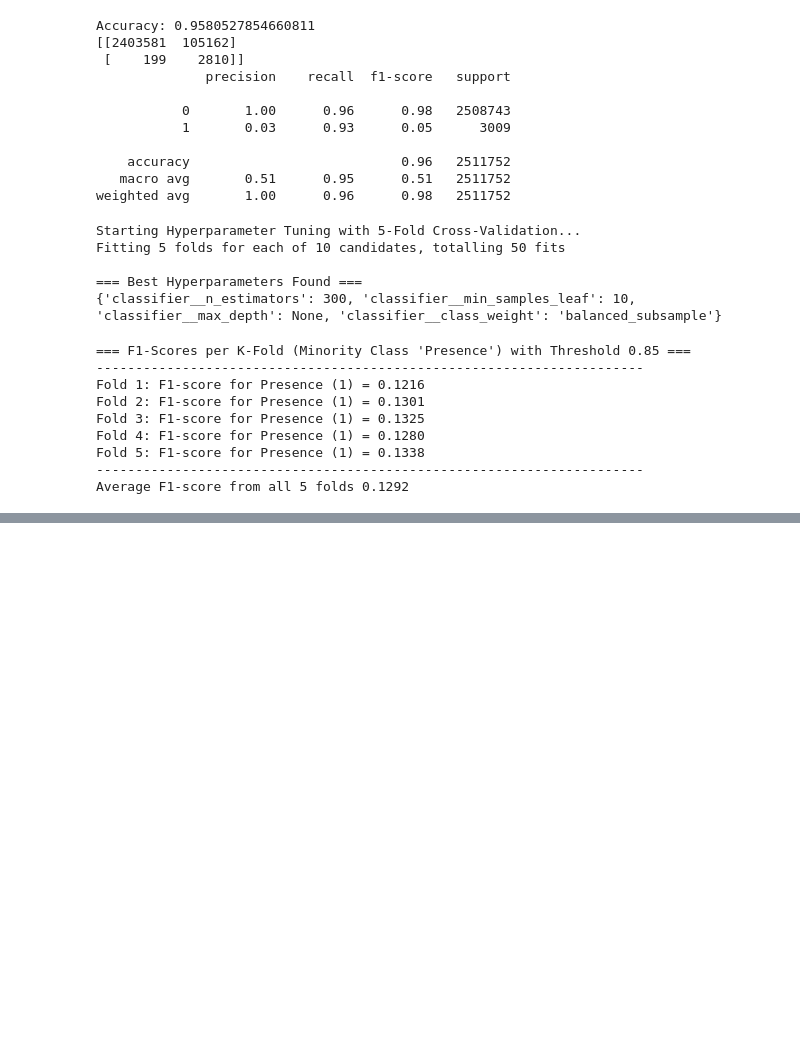
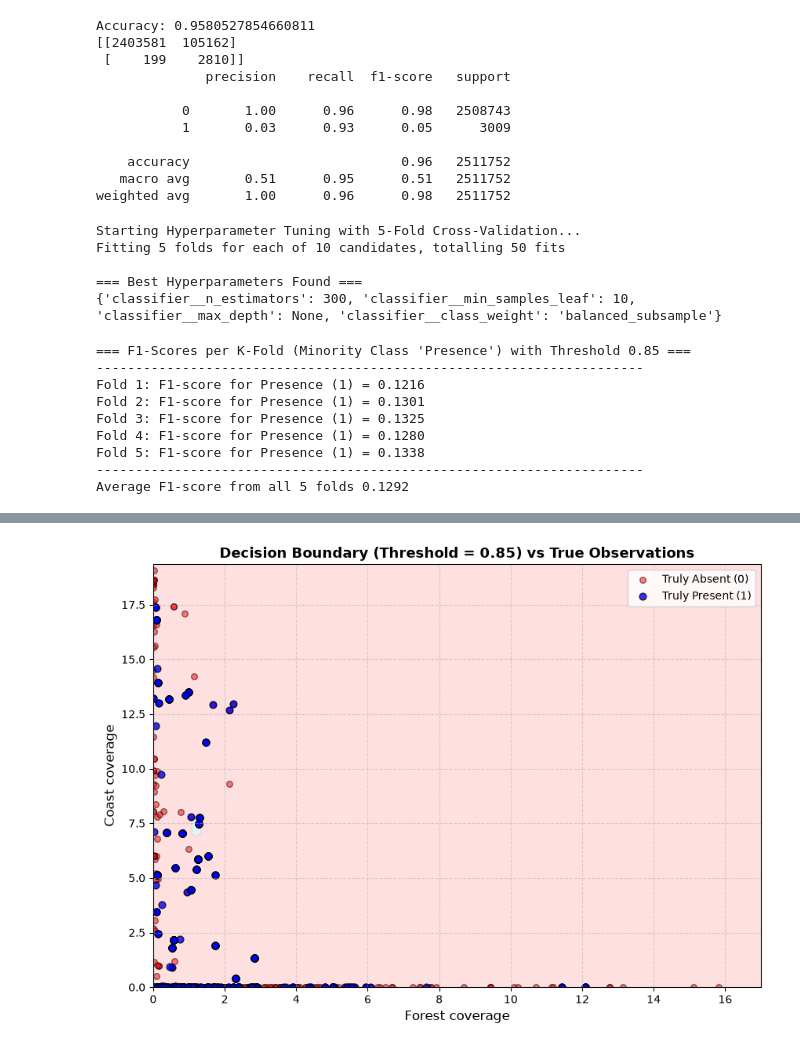
Before and after one commit to Lars399/DSAI-project-, a Jupyter notebook: Main_notebook.ipynb, the cells around one changed output, grey strips where cells are left out. Saved outputs shown, nothing was run; the diff lists cells and outputs as text; code cells hidden in the pictures; blank space fills up the shorter version.

```diff
--- a/Main_notebook.ipynb
+++ b/Main_notebook.ipynb
@@ -566,0 +623,62 @@ Average F1-score from all 5 folds 0.1292
+# %%
+# 2D DECISION BOUNDARY PLOT
+
+# Most important features from the data set
+feature_x = 'forest'
+feature_y = 'coast'
+
+# Create the grid (100x100)
+x_range = np.linspace(merged_df[feature_x].min(), merged_df[feature_x].max(), 100)
+y_range = np.linspace(merged_df[feature_y].min(), merged_df[feature_y].max(), 100)
+X_mesh, Y_mesh = np.meshgrid(x_range, y_range)
+N_points = X_mesh.size
+
+# Calculate the average
+all_features = ['agricultural', 'built', 'coast', 'forest', 'other', 'sand/heather', 'water', 'wetland']
+means = {col: merged_df[col].mean() for col in all_features}
+
+# Creates the grid data
+dummy_dict = {}
+for col in all_features:
+    if col == feature_x:
+        dummy_dict[col] = X_mesh.ravel()
+    elif col == feature_y:
+        dummy_dict[col] = Y_mesh.ravel()
+    else:
+        dummy_dict[col] = np.full(N_points, means[col])
+
+dummy_dict['month'] = np.full(N_points, 6) # Fixing month to June
+
+dummy_df = pd.DataFrame(dummy_dict)[['agricultural', 'built', 'coast', 'forest', 'other', 'sand/heather', 'water', 'wetland', 'month']]
+
+# The probality change
+custom_threshold = 0.85
+y_prob_mesh = best_pipeline.predict_proba(dummy_df)[:, 1]
+Z_mesh = (y_prob_mesh >= custom_threshold).astype(int)
+Z_mesh = Z_mesh.reshape(X_mesh.shape)
+
+# The plod
+plt.figure(figsize=(10, 7))
+
+# Background
+cmap_background = ListedColormap(['#ffcccc', '#ccfeff']) # red (0) and blue (1)
+plt.contourf(X_mesh, Y_mesh, Z_mesh, alpha=0.6, cmap=cmap_background)
+
+# Plot a fair sample of the true data (max 500 points per class)
+sample_presence = merged_df[merged_df['presence'] == 1].sample(n=min(500, sum(merged_df['presence']==1)), random_state=42)
+sample_absence = merged_df[merged_df['presence'] == 0].sample(n=500, random_state=42)
+
+plt.scatter(sample_absence[feature_x], sample_absence[feature_y],
+            c='red', label='Truly Absent (0)', alpha=0.5, edgecolors='k', s=30)
+plt.scatter(sample_presence[feature_x], sample_presence[feature_y],
+            c='blue', label='Truly Present (1)', alpha=0.8, edgecolors='k', s=40)
+
+plt.xlabel(f'{feature_x.capitalize()} coverage', fontsize=12)
+plt.ylabel(f'{feature_y.capitalize()} coverage', fontsize=12)
+plt.title(f'Decision Boundary (Threshold = {custom_threshold}) vs True Observations', fontsize=13, fontweight='bold')
+plt.legend(loc='upper right')
+plt.grid(True, linestyle='--', alpha=0.5)
+
+plt.show()
+# %% [output]
+[figure, added]
```
Also changed, not shown: parts of 2 cells of this notebook.
